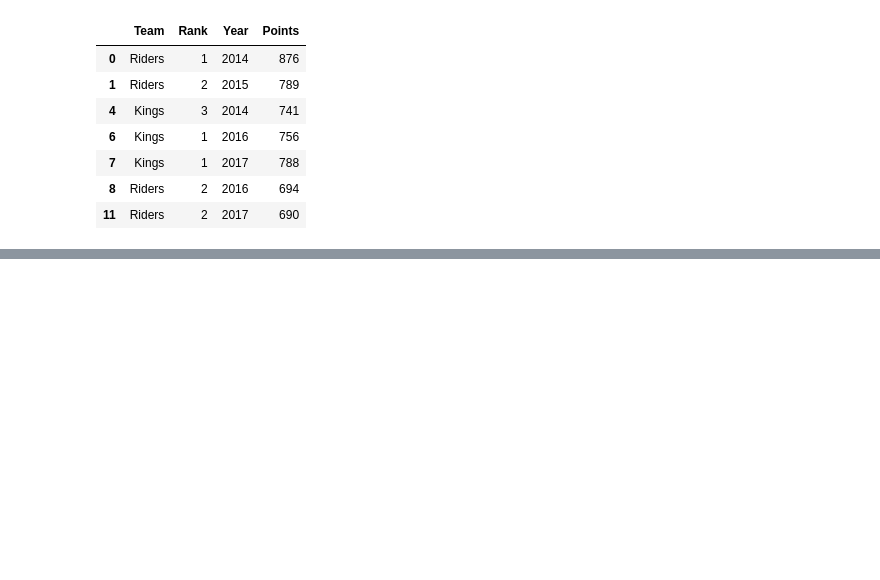
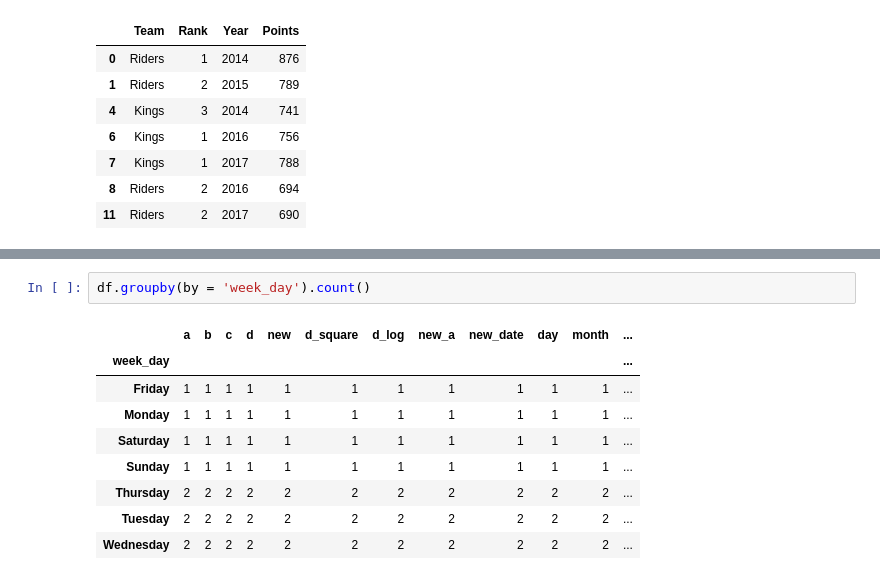
Before and after one commit to b-sachin/Python-Programming, a Jupyter notebook: Python_Pandas.ipynb, the cells around one changed output, grey strips where cells are left out. Drawn from its saved outputs; the diff is of its cells as text; blank space fills up the shorter version.

```diff
--- a/Python_Pandas.ipynb
+++ b/Python_Pandas.ipynb
@@ -1204,0 +1386,12 @@ df.groupby('Team').filter(lambda x: len(x) >= 3)
+# %%
+df.groupby(by = 'week_day').count()
+# %% [output]
+|  | a | b | c | d | new | d_square | d_log | new_a | new_date | day | month | ... |
+| week_day |  |  |  |  |  |  |  |  |  |  |  | ... |
+| Friday | 1 | 1 | 1 | 1 | 1 | 1 | 1 | 1 | 1 | 1 | 1 | ... |
+| Monday | 1 | 1 | 1 | 1 | 1 | 1 | 1 | 1 | 1 | 1 | 1 | ... |
+| Saturday | 1 | 1 | 1 | 1 | 1 | 1 | 1 | 1 | 1 | 1 | 1 | ... |
+| Sunday | 1 | 1 | 1 | 1 | 1 | 1 | 1 | 1 | 1 | 1 | 1 | ... |
+| Thursday | 2 | 2 | 2 | 2 | 2 | 2 | 2 | 2 | 2 | 2 | 2 | ... |
+| Tuesday | 2 | 2 | 2 | 2 | 2 | 2 | 2 | 2 | 2 | 2 | 2 | ... |
+| Wednesday | 2 | 2 | 2 | 2 | 2 | 2 | 2 | 2 | 2 | 2 | 2 | ... |
```
Also changed, not shown: parts of 25 cells of this notebook, 1 other file.
